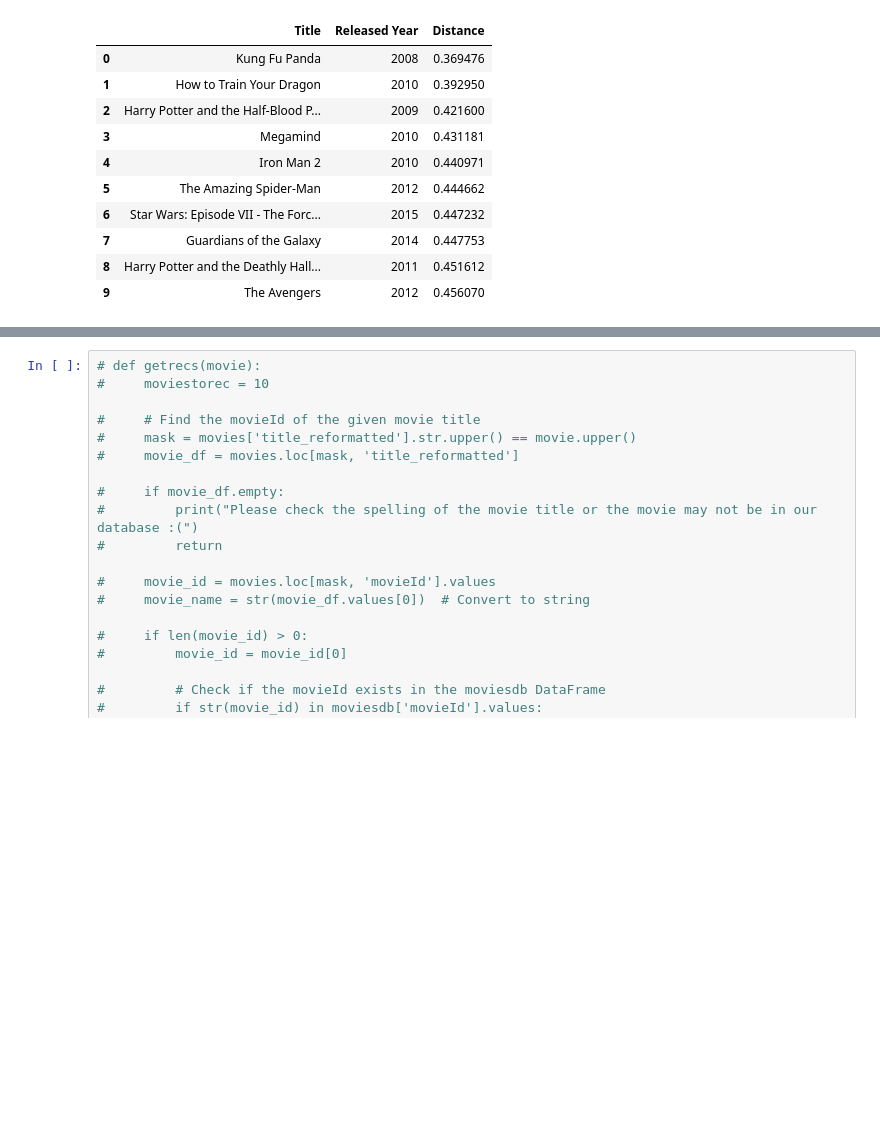
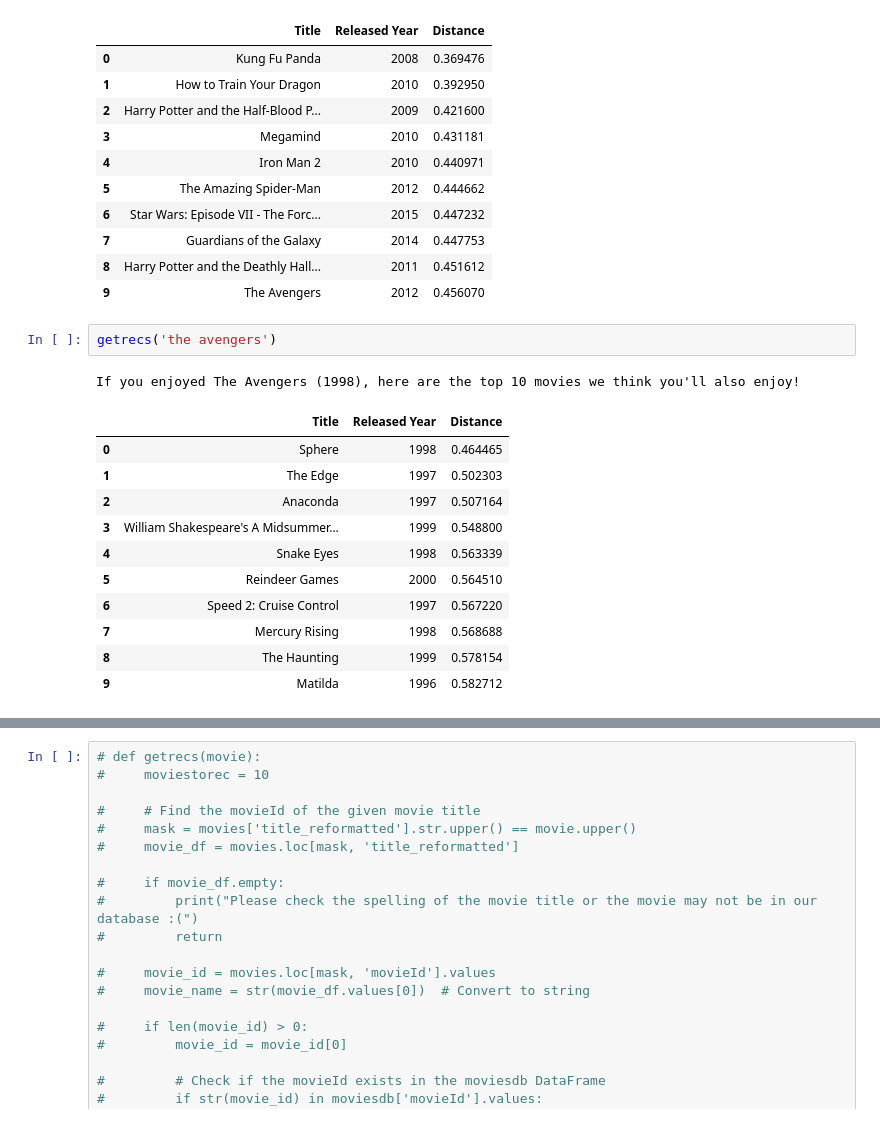
Before and after one commit to proman2520/project-4, a Jupyter notebook: Project4_accmodel_local_v2.ipynb, the cells around one changed output, grey strips where cells are left out. Saved outputs shown, nothing was run; the diff lists cells and outputs as text; blank space fills up the shorter version.

```diff
--- a/Project4_accmodel_local_v2.ipynb
+++ b/Project4_accmodel_local_v2.ipynb
@@ -231,3 +232,18 @@ If you enjoyed Despicable Me (2008), here are the top 10 movies we think you'll
 | 7 | Guardians of the Galaxy | 2014 | 0.447753 |
 | 8 | Harry Potter and the Deathly Hall... | 2011 | 0.451612 |
 | 9 | The Avengers | 2012 | 0.456070 |
+# %%
+getrecs('the avengers')
+# %% [output]
+If you enjoyed The Avengers (1998), here are the top 10 movies we think you'll also enjoy!
+|  | Title | Released Year | Distance |
+| 0 | Sphere | 1998 | 0.464465 |
+| 1 | The Edge | 1997 | 0.502303 |
+| 2 | Anaconda | 1997 | 0.507164 |
+| 3 | William Shakespeare's A Midsummer... | 1999 | 0.548800 |
+| 4 | Snake Eyes | 1998 | 0.563339 |
+| 5 | Reindeer Games | 2000 | 0.564510 |
+| 6 | Speed 2: Cruise Control | 1997 | 0.567220 |
+| 7 | Mercury Rising | 1998 | 0.568688 |
+| 8 | The Haunting | 1999 | 0.578154 |
+| 9 | Matilda | 1996 | 0.582712 |
```
Also changed, not shown: parts of 5 cells of this notebook.
